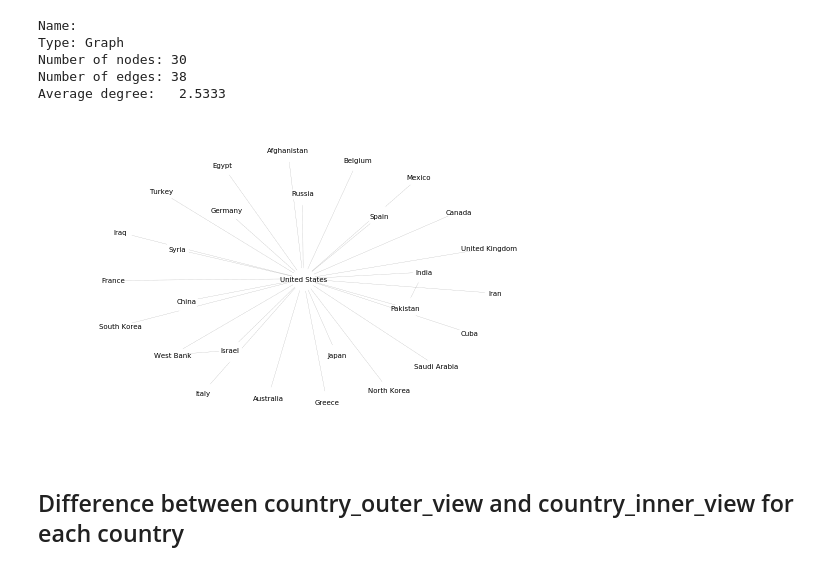
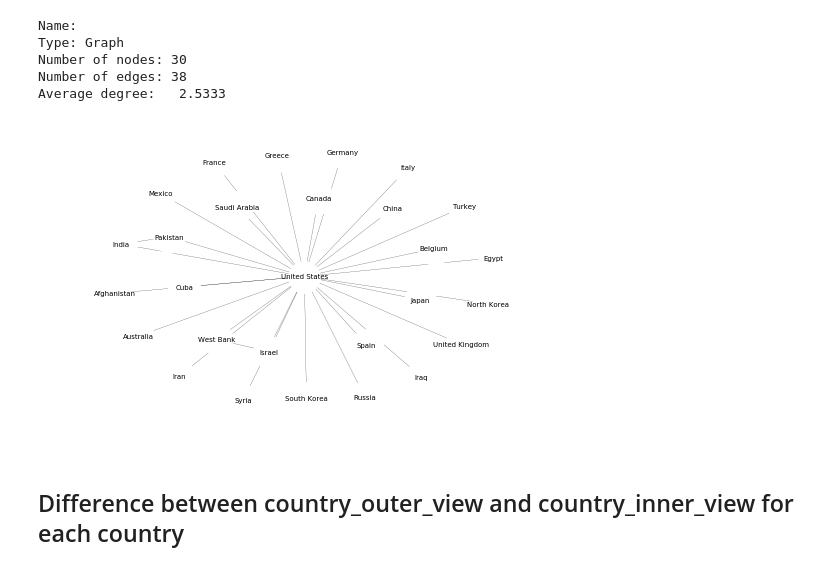
Before and after one commit to NatGr/projectAdA, a Jupyter notebook: tests_christophe.ipynb, the cells around one changed output. Drawn from its saved outputs; the diff is of its cells as text; code cells hidden in the pictures.

Commit message:
add graph usa lite

```diff
--- a/tests_christophe.ipynb
+++ b/tests_christophe.ipynb
@@ -171,11 +171,11 @@ Number of edges: 38
 Average degree:   2.5333
 # %%
 subgraph_USA_lite = graphe_negative_avg_story.subgraph(['United States']+list(graphe_negative_avg_story.neighbors('United States')))
-nx.draw_spring(subgraph_USA_lite, with_labels=True, node_size=500,font_size=7, width=0.2 , node_color='w' ,linewidths=1, style='dotted')
+nx.draw_spring(subgraph_USA_lite, with_labels=True, node_size=1000,font_size=7, width=0.2 , node_color='w' ,linewidths=1)
 country_negative_USA_lite = np.asarray(subgraph_USA_lite.node)
 plt.savefig('graph_USA.png')
 # %% [output]
-[figure, old version]
+[figure, new version]
 # %% [markdown]
 ## Difference between country_outer_view and country_inner_view for each country
 # %%
```
